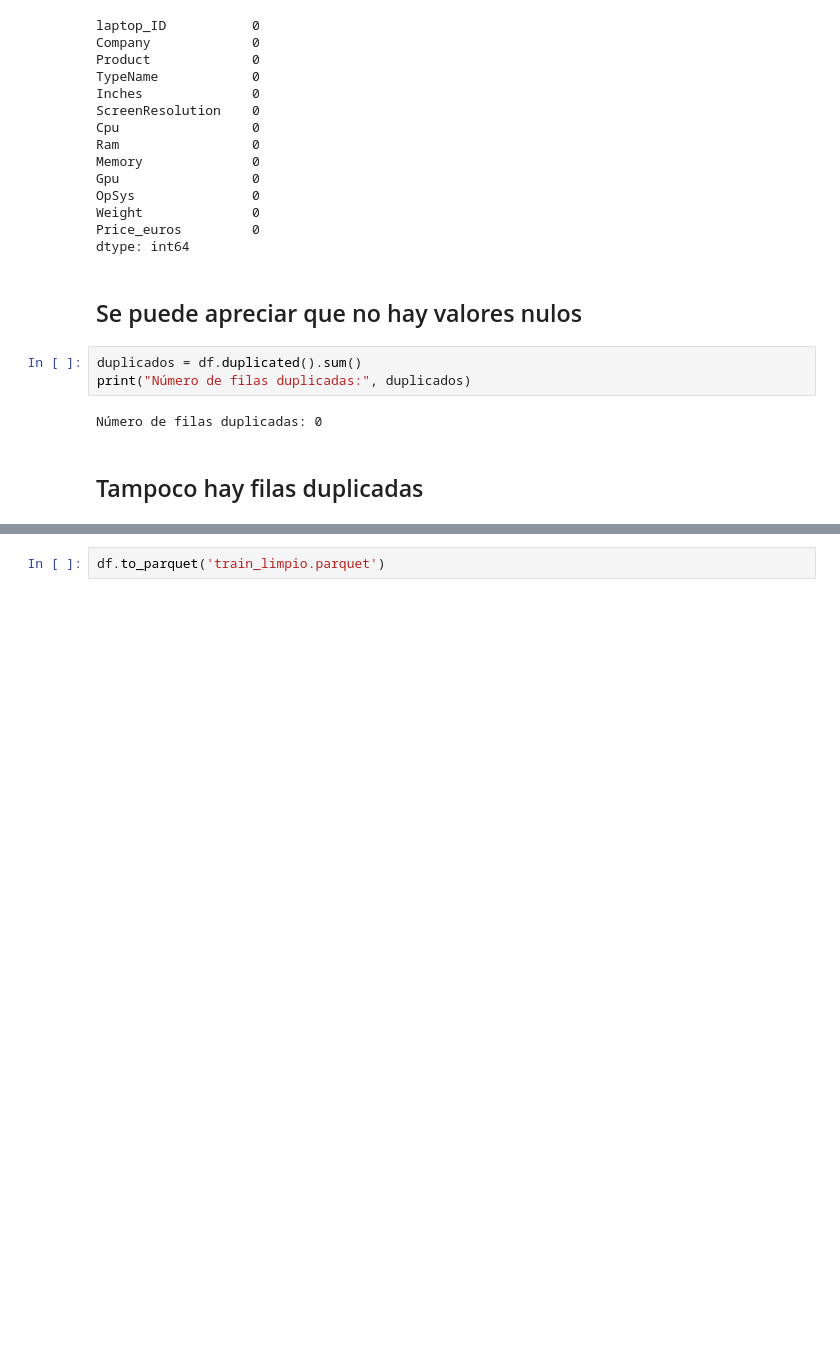
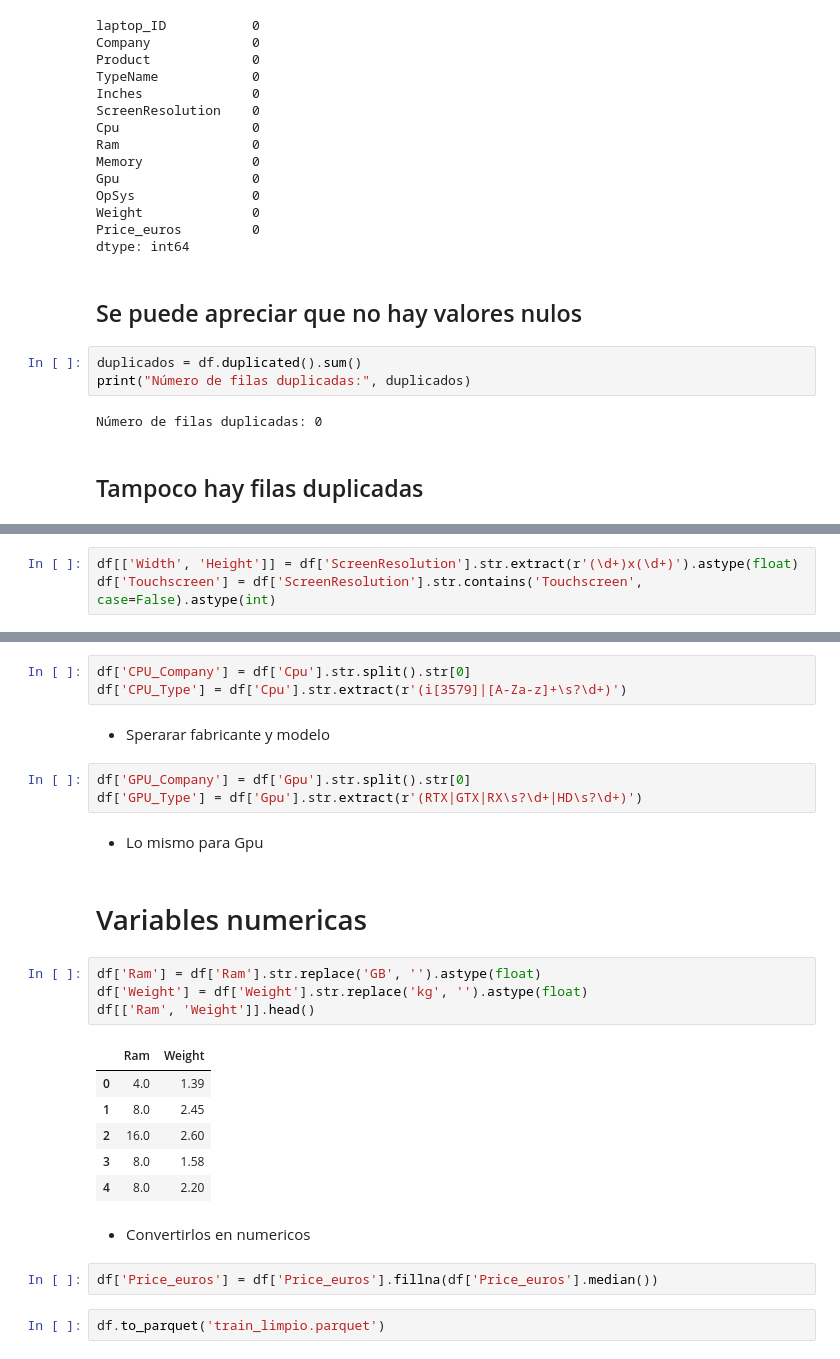
Before and after one commit to andreszaragoza/Train_Eda, a Jupyter notebook: notebooks/Analisis.ipynb, the cells around one changed output, grey strips where cells are left out. Drawn from its saved outputs; the diff is of its cells as text; blank space fills up the shorter version.

```diff
--- a/notebooks/Analisis.ipynb
+++ b/notebooks/Analisis.ipynb
@@ -90,0 +204,3 @@ Número de filas duplicadas: 0
+# %%
+df[['Width', 'Height']] = df['ScreenResolution'].str.extract(r'(\d+)x(\d+)').astype(float)
+df['Touchscreen'] = df['ScreenResolution'].str.contains('Touchscreen', case=False).astype(int)
@@ -91,3 +209,30 @@ Número de filas duplicadas: 0
+# %%
+df['CPU_Company'] = df['Cpu'].str.split().str[0]
+df['CPU_Type'] = df['Cpu'].str.extract(r'(i[3579]|[A-Za-z]+\s?\d+)')
+# %% [markdown]
+- Sperarar fabricante y modelo
+# %%
+df['GPU_Company'] = df['Gpu'].str.split().str[0]
+df['GPU_Type'] = df['Gpu'].str.extract(r'(RTX|GTX|RX\s?\d+|HD\s?\d+)')
+# %% [markdown]
+- Lo mismo para Gpu
+# %% [markdown]
+# Variables numericas
+# %%
+df['Ram'] = df['Ram'].str.replace('GB', '').astype(float)
+df['Weight'] = df['Weight'].str.replace('kg', '').astype(float)
+df[['Ram', 'Weight']].head()
+# %% [output]
+|  | Ram | Weight |
+| 0 | 4.0 | 1.39 |
+| 1 | 8.0 | 2.45 |
+| 2 | 16.0 | 2.60 |
+| 3 | 8.0 | 1.58 |
+| 4 | 8.0 | 2.20 |
+# %% [markdown]
+- Convertirlos en numericos
+# %%
+df['Price_euros'] = df['Price_euros'].fillna(df['Price_euros'].median())
 # %%
 df.to_parquet('train_limpio.parquet')
 # %%
```
Also changed, not shown: parts of 18 cells of this notebook, 2 other files.
